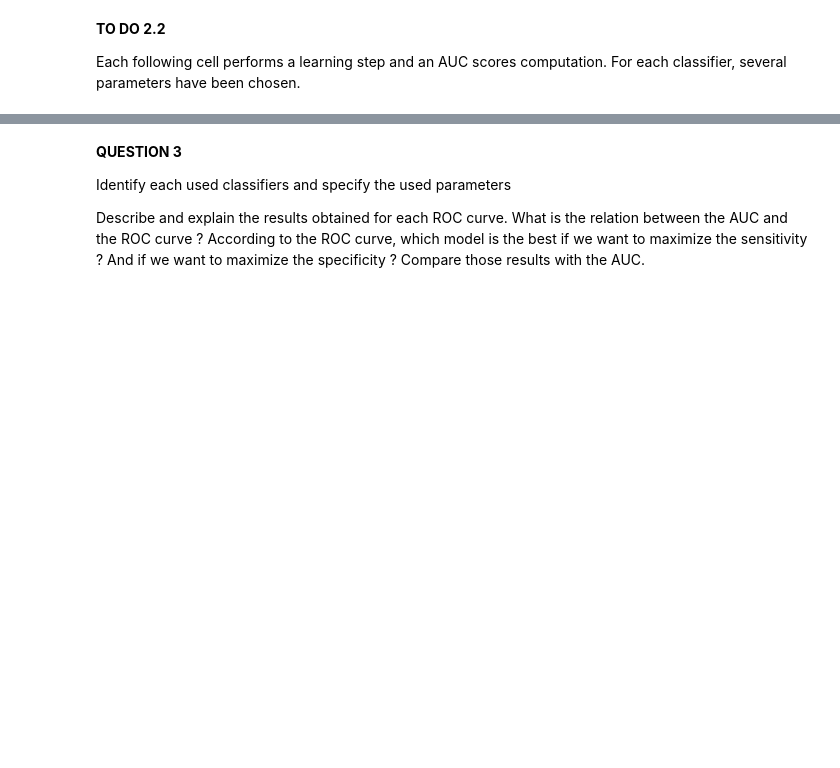
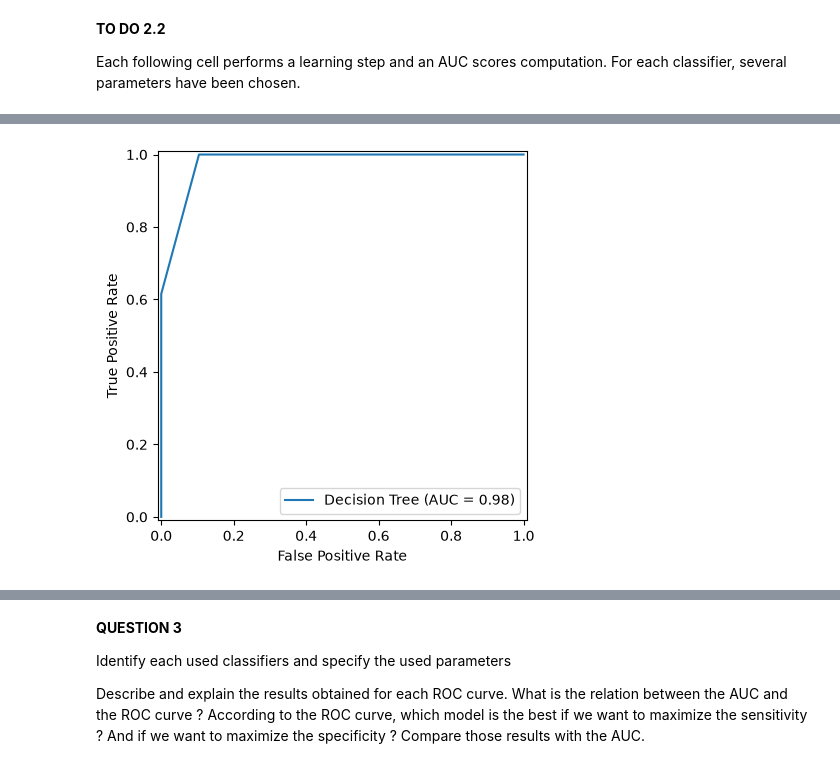
Before and after one commit to MohamedReda2003/Machine-Learning, a Jupyter notebook: TP/TP2.ipynb, the cells around one changed output, grey strips where cells are left out. Cells and saved outputs as stored; diff of their text form; code cells hidden in the pictures; blank space fills up the shorter version.

```diff
--- a/TP/TP2.ipynb
+++ b/TP/TP2.ipynb
@@ -207,17 +207,19 @@ NameError: name 'np_X_norm' is not defined
 # %%
 from sklearn.tree import DecisionTreeClassifier
 
 clf3 = DecisionTreeClassifier(max_depth=3)
 clf3.fit(np_X_norm, np_Y)
 
 np_Y_pred = clf3.predict_proba(df_X_norm)
 
 fpr, tpr, thresholds = metrics.roc_curve(np_Y, np_Y_pred[:,1])
 roc_auc = metrics.auc(fpr, tpr)
 display = metrics.RocCurveDisplay(fpr=fpr, tpr=tpr, roc_auc=roc_auc,
-                                   estimator_name='Decision Tree')
+                                   name='Decision Tree')
 display.plot()
 plt.show()
+# %% [output]
+[figure, added]
 # %%
 from sklearn.ensemble import RandomForestClassifier
 
```
Also changed, not shown: parts of 17 cells of this notebook.
